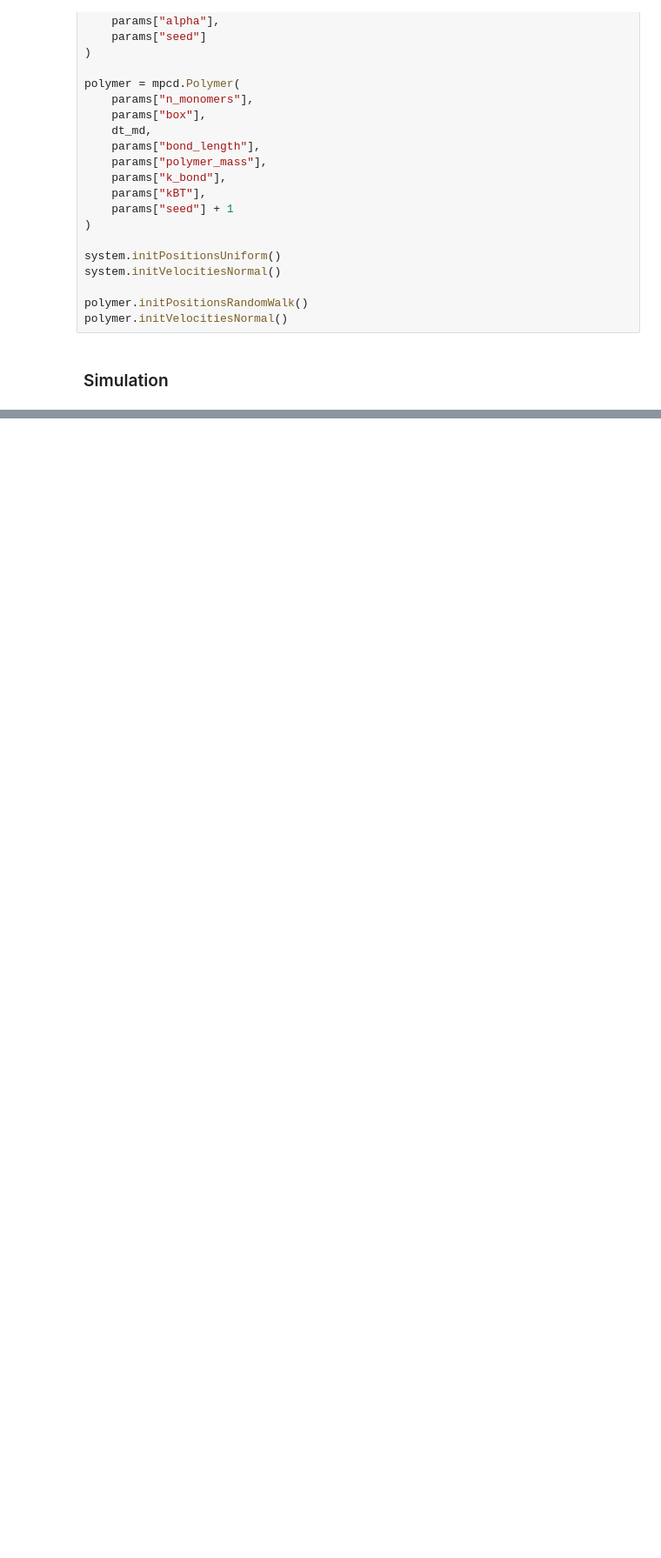
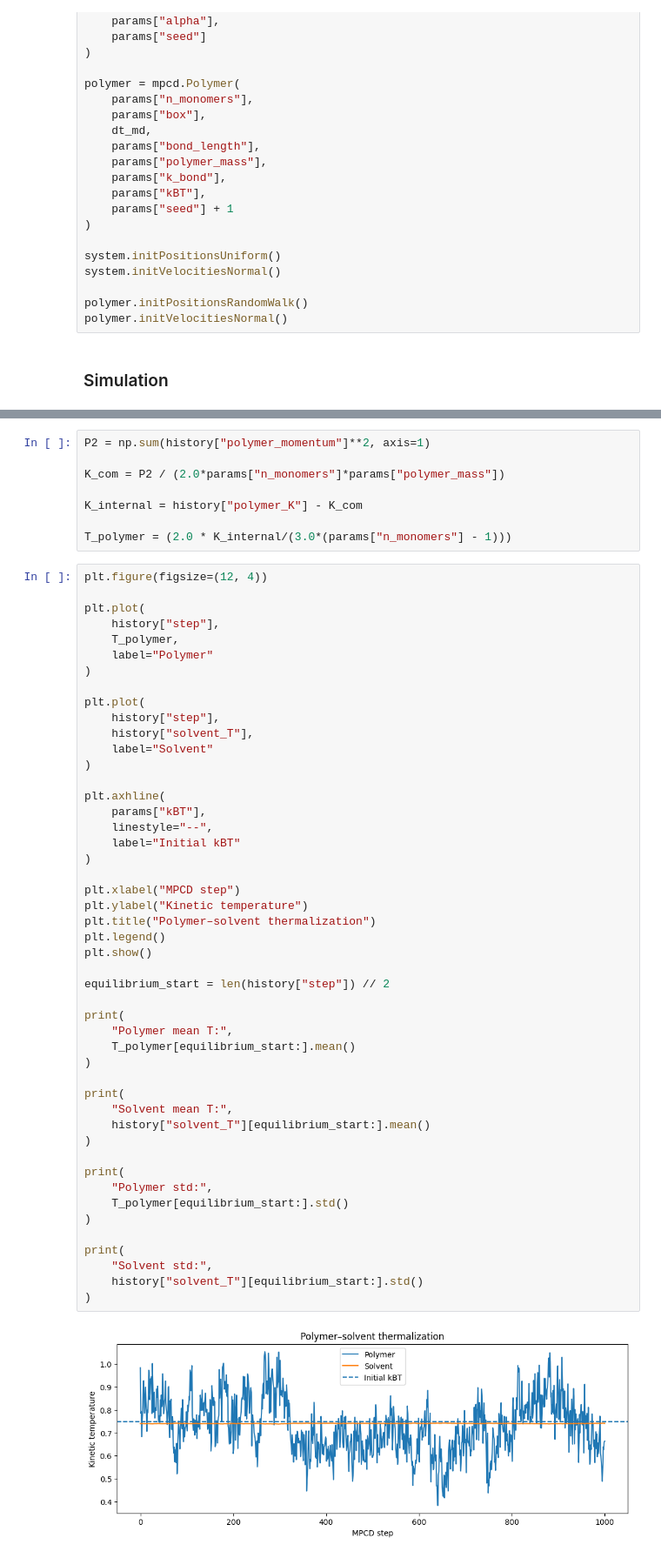
Before and after one commit to olegoniy/mpcd, a Jupyter notebook: notebooks/SimulationDiagnosticsCpp.ipynb, the cells around one changed output, grey strips where cells are left out. Shown at 87% size. Saved outputs shown, nothing was run; the diff lists cells and outputs as text; blank space fills up the shorter version.

```diff
--- a/notebooks/SimulationDiagnosticsCpp.ipynb
+++ b/notebooks/SimulationDiagnosticsCpp.ipynb
@@ -144,0 +152,58 @@ plt.show()
+# %%
+P2 = np.sum(history["polymer_momentum"]**2, axis=1)
+
+K_com = P2 / (2.0*params["n_monomers"]*params["polymer_mass"])
+
+K_internal = history["polymer_K"] - K_com
+
+T_polymer = (2.0 * K_internal/(3.0*(params["n_monomers"] - 1)))
+# %%
+plt.figure(figsize=(12, 4))
+
+plt.plot(
+    history["step"],
+    T_polymer,
+    label="Polymer"
+)
+
+plt.plot(
+    history["step"],
+    history["solvent_T"],
+    label="Solvent"
+)
+
+plt.axhline(
+    params["kBT"],
+    linestyle="--",
+    label="Initial kBT"
+)
+
+plt.xlabel("MPCD step")
+plt.ylabel("Kinetic temperature")
+plt.title("Polymer–solvent thermalization")
+plt.legend()
+plt.show()
+
+equilibrium_start = len(history["step"]) // 2
+
+print(
+    "Polymer mean T:",
+    T_polymer[equilibrium_start:].mean()
+)
+
+print(
+    "Solvent mean T:",
+    history["solvent_T"][equilibrium_start:].mean()
+)
+
+print(
+    "Polymer std:",
+    T_polymer[equilibrium_start:].std()
+)
+
+print(
+    "Solvent std:",
+    history["solvent_T"][equilibrium_start:].std()
+)
+# %% [output]
+[figure, added]
```
Also changed, not shown: parts of 55 cells of this notebook.
